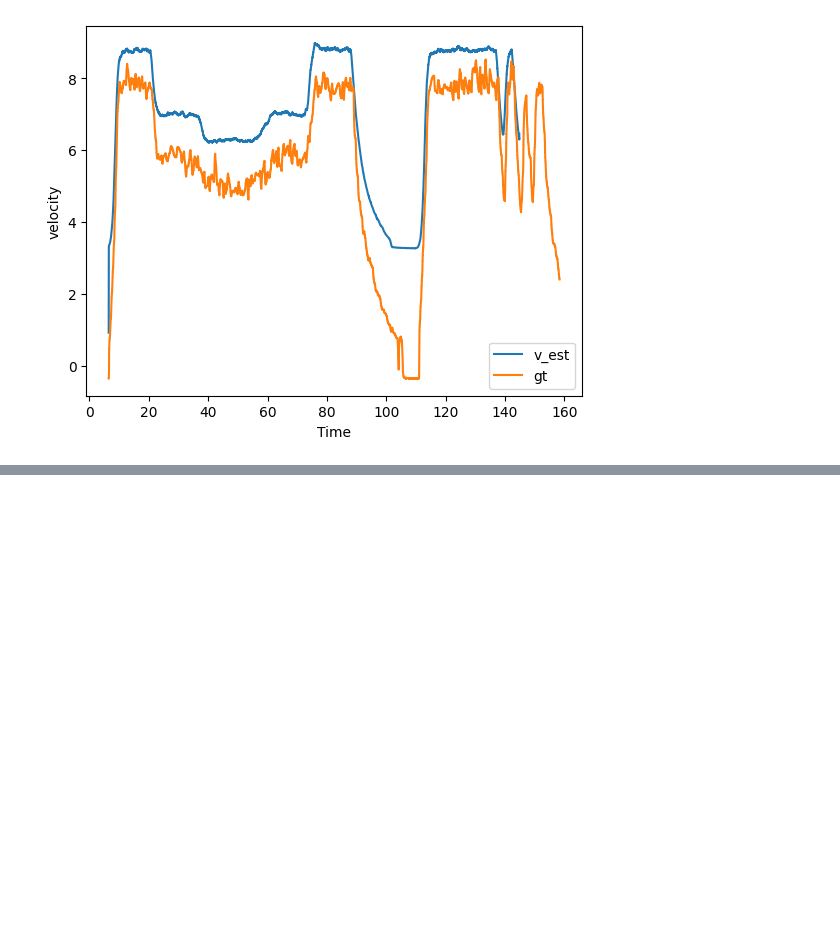
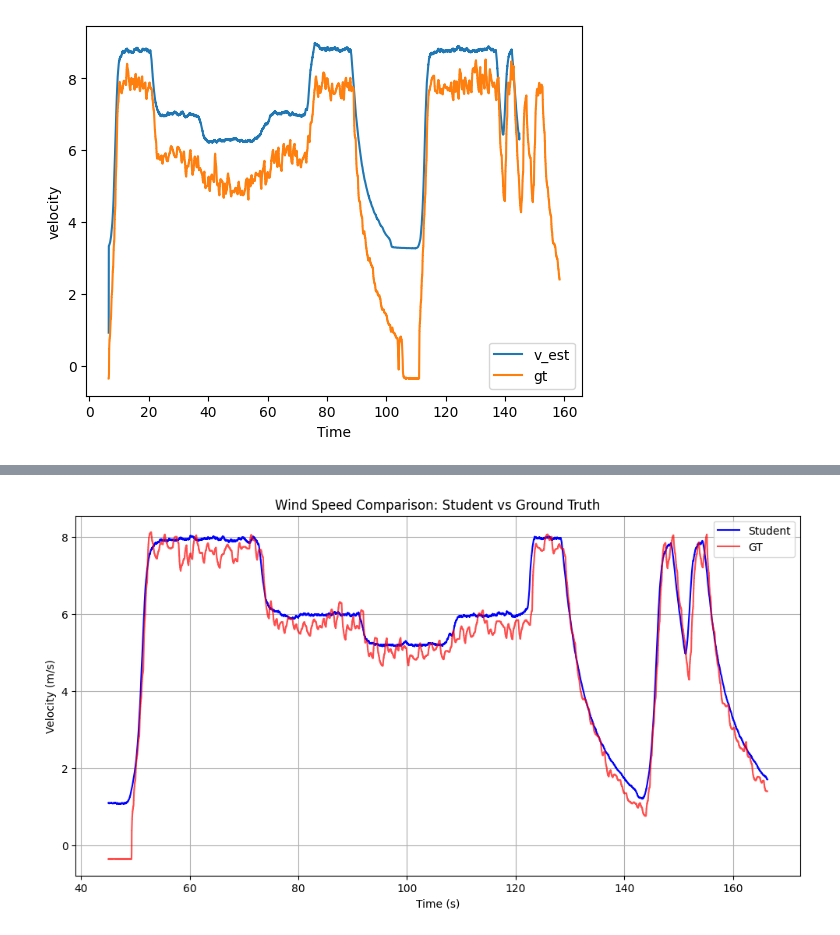
Before and after one commit to Dami28O/COMP0219-Coursework1, a Jupyter notebook: data_processing_DEMO.ipynb, the cells around one changed output, grey strips where cells are left out. Drawn from its saved outputs; the diff is of its cells as text; code cells hidden in the pictures; blank space fills up the shorter version.

Commit message:
demo data added

```diff
--- a/data_processing_DEMO.ipynb
+++ b/data_processing_DEMO.ipynb
@@ -444,0 +447,6 @@ plt.show()
+# %%
+# Load the Data
+gt_df = pd.read_csv('data/demo/GT_demo.csv')
+print("GT Data loaded successfully!")
+print(f"Shape: {gt_df.shape}")
+gt_df.head()
@@ -444,0 +462,5 @@ plt.show()
+# %%
+st_df = pd.read_csv('data/demo/Student_demo.csv')
+print("Student Data loaded successfully!")
+print(f"Shape: {st_df.shape}")
+st_df.head()
@@ -444,0 +476,13 @@ plt.show()
+# %%
+# Plot based on t_rel_s
+
+plt.figure(figsize=(12, 6))
+plt.plot(st_df['t_rel_s'], st_df['value_raw_mps'], label='Student', color='blue')
+plt.plot(gt_df['t_rel_s'], gt_df['value_raw_mps'], label='GT', color='red', alpha=0.7)
+plt.xlabel('Time (s)')
+plt.ylabel('Velocity (m/s)')
+plt.title('Wind Speed Comparison: Student vs Ground Truth')
+plt.legend()
+plt.grid(True)
+# %% [output]
+[figure, added]
```
Also changed, not shown: parts of 3 cells of this notebook, 6 other files.
